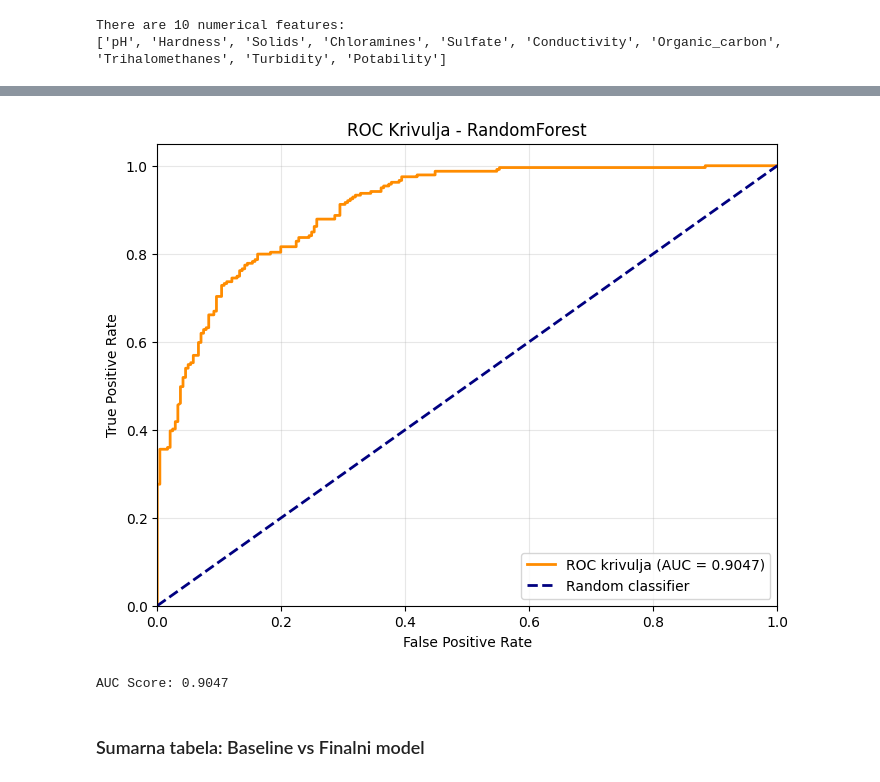
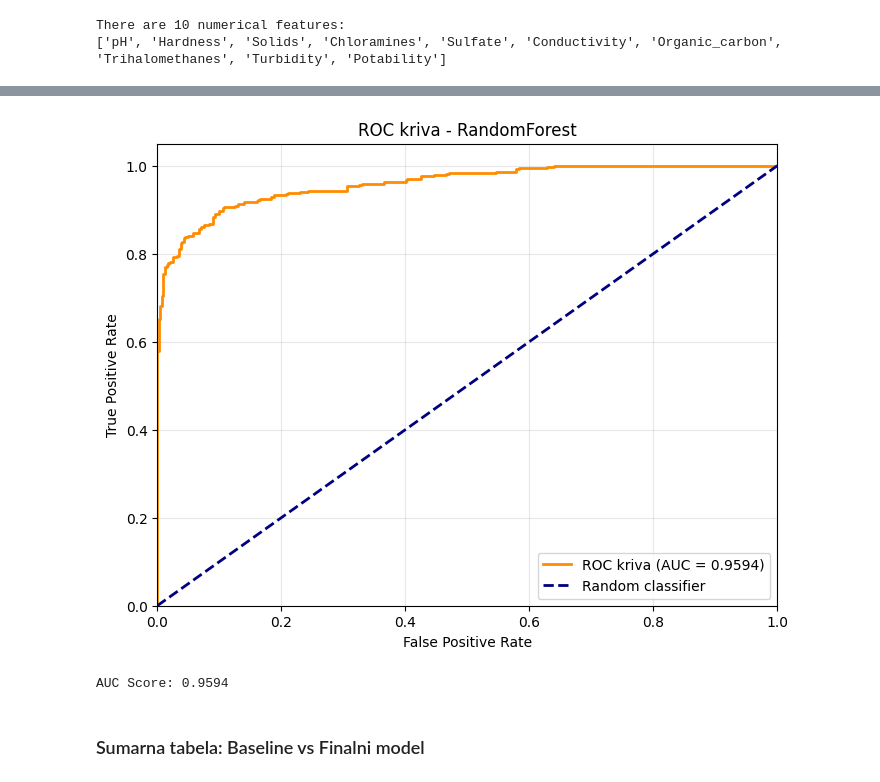
Before and after one commit to anastasijasavov/machine-learning, a Jupyter notebook: notebooks/potability_final.ipynb, the cells around one changed output, grey strips where cells are left out. Cells and saved outputs as stored; diff of their text form; code cells hidden in the pictures.

```diff
--- a/notebooks/potability_final.ipynb
+++ b/notebooks/potability_final.ipynb
@@ -361,9 +559,21 @@ df = df_no_outliers
 # %%
-zero  = df[df['Potability']==0]
-one = df[df['Potability']==1]
-from sklearn.utils import resample
-df_minority_upsampled = resample(zero, replace = True, n_samples = 1200)
+# Balansiranje klasa - upsampling manjinske klase
+from sklearn.utils import resample, shuffle
 
-from sklearn.utils import shuffle
-df = pd.concat([one, df_minority_upsampled])
-df = shuffle(df)
+class_0 = df[df['Potability'] == 0]
+class_1 = df[df['Potability'] == 1]
+
+# Dinamicki odrediti n_samples kao max od obe klase
+n_samples = max(len(class_0), len(class_1))
+
+# Upsampling manjinske klase
+if len(class_0) < len(class_1):
+    class_0 = resample(class_0, replace=True, n_samples=n_samples, random_state=42)
+else:
+    class_1 = resample(class_1, replace=True, n_samples=n_samples, random_state=42)
+
+df = pd.concat([class_0, class_1])
+df = shuffle(df, random_state=42)
+
+print(f"Klasa 0: {len(class_0)}, Klasa 1: {len(class_1)}")
+print(f"Ukupno nakon balansiranja: {len(df)}")
@@ -881,8 +992,6 @@ Confusion matrix, Feature Importance, ROC krivulja i AUC score.
 from sklearn.metrics import confusion_matrix, ConfusionMatrixDisplay, classification_report
 from sklearn.metrics import roc_curve, auc, RocCurveDisplay
 
-# Treniranje najboljeg modela (RandomForest sa optimizovanim parametrima)
-# Koristimo parametre iz random_search ili default dobre vrednosti
 best_model = RandomForestClassifier(
     n_estimators=200,
     max_depth=20,
@@ -893,16 +1002,12 @@ best_model = RandomForestClassifier(
 )
 
 # Skaliranje podataka
-scaler_final = StandardScaler()
 X_train_final, X_test_final, y_train_final, y_test_final = train_test_split(X, y, test_size=0.2, random_state=42)
-X_train_scaled_final = scaler_final.fit_transform(X_train_final)
-X_test_scaled_final = scaler_final.transform(X_test_final)
 
 # Treniranje
-best_model.fit(X_train_scaled_final, y_train_final)
-y_pred_final = best_model.predict(X_test_scaled_final)
-y_pred_proba = best_model.predict_proba(X_test_scaled_final)[:, 1]
+best_model.fit(X_train_final, y_train_final)
+y_pred_final = best_model.predict(X_test_final)
+y_pred_proba = best_model.predict_proba(X_test_final)[:, 1]
 
-print("=== CLASSIFICATION REPORT ===")
 print(classification_report(y_test_final, y_pred_final, target_names=['Nepitka (0)', 'Pitka (1)']))
 # %% [output]
@@ -978,24 +1050,24 @@ Feature Importance ranking:
 # %%
-# ROC krivulja i AUC
+# ROC kriva i AUC
 fpr, tpr, thresholds = roc_curve(y_test_final, y_pred_proba)
 roc_auc = auc(fpr, tpr)
 
 plt.figure(figsize=(8, 6))
-plt.plot(fpr, tpr, color='darkorange', lw=2, label=f'ROC krivulja (AUC = {roc_auc:.4f})')
+plt.plot(fpr, tpr, color='darkorange', lw=2, label=f'ROC kriva (AUC = {roc_auc:.4f})')
 plt.plot([0, 1], [0, 1], color='navy', lw=2, linestyle='--', label='Random classifier')
 plt.xlim([0.0, 1.0])
 plt.ylim([0.0, 1.05])
 plt.xlabel('False Positive Rate')
 plt.ylabel('True Positive Rate')
-plt.title('ROC Krivulja - RandomForest')
+plt.title('ROC kriva - RandomForest')
 plt.legend(loc="lower right")
 plt.grid(True, alpha=0.3)
 plt.show()
 
 print(f"AUC Score: {roc_auc:.4f}")
 # %% [output]
-[figure, old version]
+[figure, new version]
-AUC Score: 0.9047
+AUC Score: 0.9594
 # %% [markdown]
 ### Sumarna tabela: Baseline vs Finalni model
 # %%
```
Also changed, not shown: parts of 95 cells of this notebook, 5 other files.
